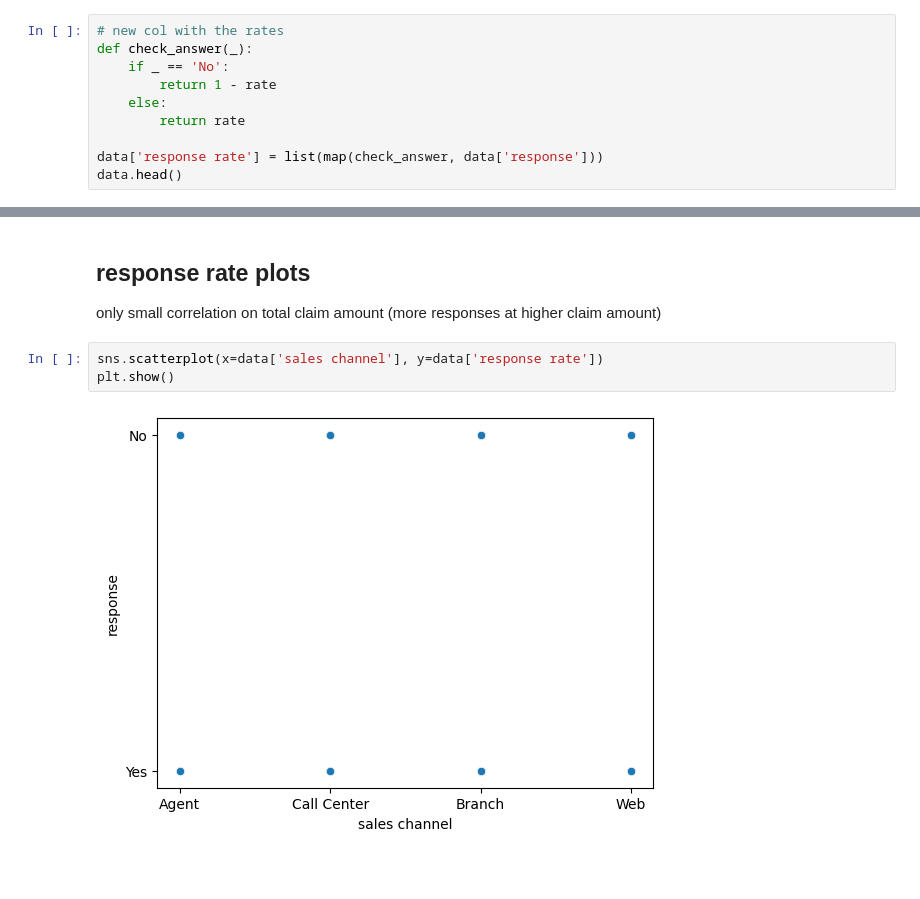
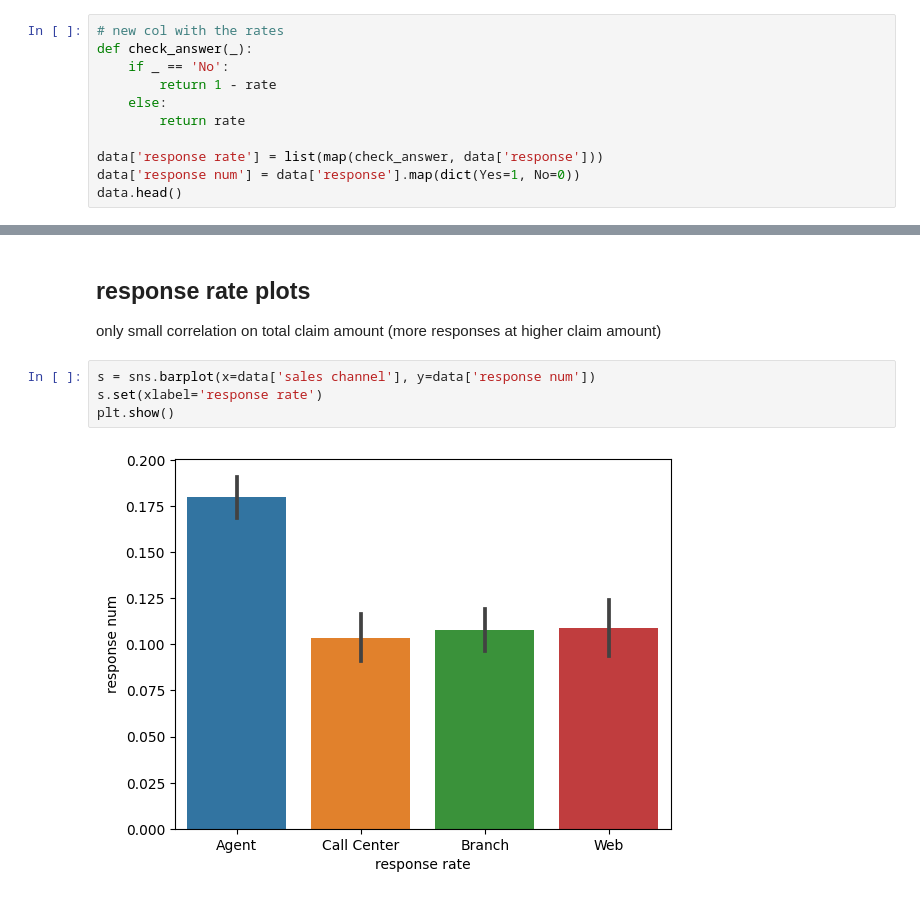
Before and after one commit to Xamweis/lab-customer-analysis-round-2, a Jupyter notebook: solution.ipynb, the cells around one changed output, grey strips where cells are left out. Saved outputs shown, nothing was run; the diff lists cells and outputs as text; blank space fills up the shorter version.

```diff
--- a/solution.ipynb
+++ b/solution.ipynb
@@ -299,6 +299,7 @@ def check_answer(_):
         return rate
 
 data['response rate'] = list(map(check_answer, data['response']))
+data['response num'] = data['response'].map(dict(Yes=1, No=0))
 data.head()
 # %% [output]
 |  | customer | state | customer lifetime value | response | coverage | education | effective to date | ... |
@@ -312,7 +313,8 @@ data.head()
 
 only small correlation on total claim amount (more responses at higher claim amount)
 # %%
-sns.scatterplot(x=data['sales channel'], y=data['response rate'])
+s = sns.barplot(x=data['sales channel'], y=data['response num'])
+s.set(xlabel='response rate')
 plt.show()
 # %% [output]
-[figure, old version]
+[figure, new version]
```
Also changed, not shown: parts of 4 cells of this notebook.
